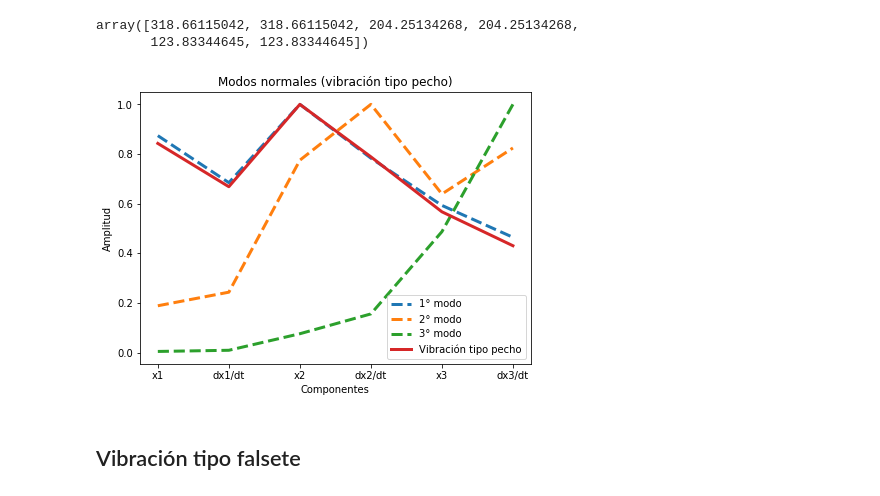
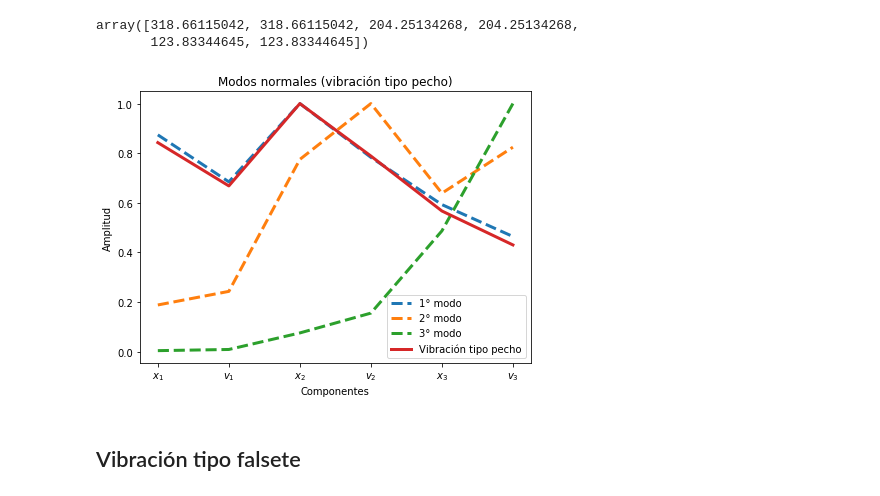
Before and after one commit to Kajachuan/simulacion, a Jupyter notebook: Frecuencia natural.ipynb, the cells around one changed output. Drawn from its saved outputs; the diff is of its cells as text; code cells hidden in the pictures.

Commit message:
Cambio labels

```diff
--- a/Frecuencia natural.ipynb
+++ b/Frecuencia natural.ipynb
@@ -59,22 +59,22 @@ array([318.66115042, 318.66115042, 204.25134268, 204.25134268,
 chest = vibration_vector(sol[2000:2400])
 ems = eigenmodes(v, [4, 2, 0])
 # %%
-x_ticks_labels = [None, 'x1', 'dx1/dt', 'x2', 'dx2/dt', 'x3', 'dx3/dt']
+x_ticks_labels = [None, '$x_1$', '$v_1$', '$x_2$', '$v_2$', '$x_3$', '$v_3$']
 
 plt.figure(figsize=(7,5))
 plt.plot(ems[0], '--', linewidth=3, label='1° modo')
 plt.plot(ems[1], '--' , linewidth=3, label='2° modo')
 plt.plot(ems[2], '--' , linewidth=3, label='3° modo')
 plt.plot(chest, linewidth=3, label='Vibración tipo pecho')
 plt.title('Modos normales (vibración tipo pecho)')
 plt.xlabel('Componentes')
 plt.ylabel('Amplitud')
 plt.legend()
 ax = plt.gca()
 ax.set_xticklabels(x_ticks_labels)
 plt.show()
 # %% [output]
-[figure, old version]
+[figure, new version]
 # %% [markdown]
 ## Vibración tipo falsete
 # %%
```
Also changed, not shown: parts of 1 cell of this notebook.
